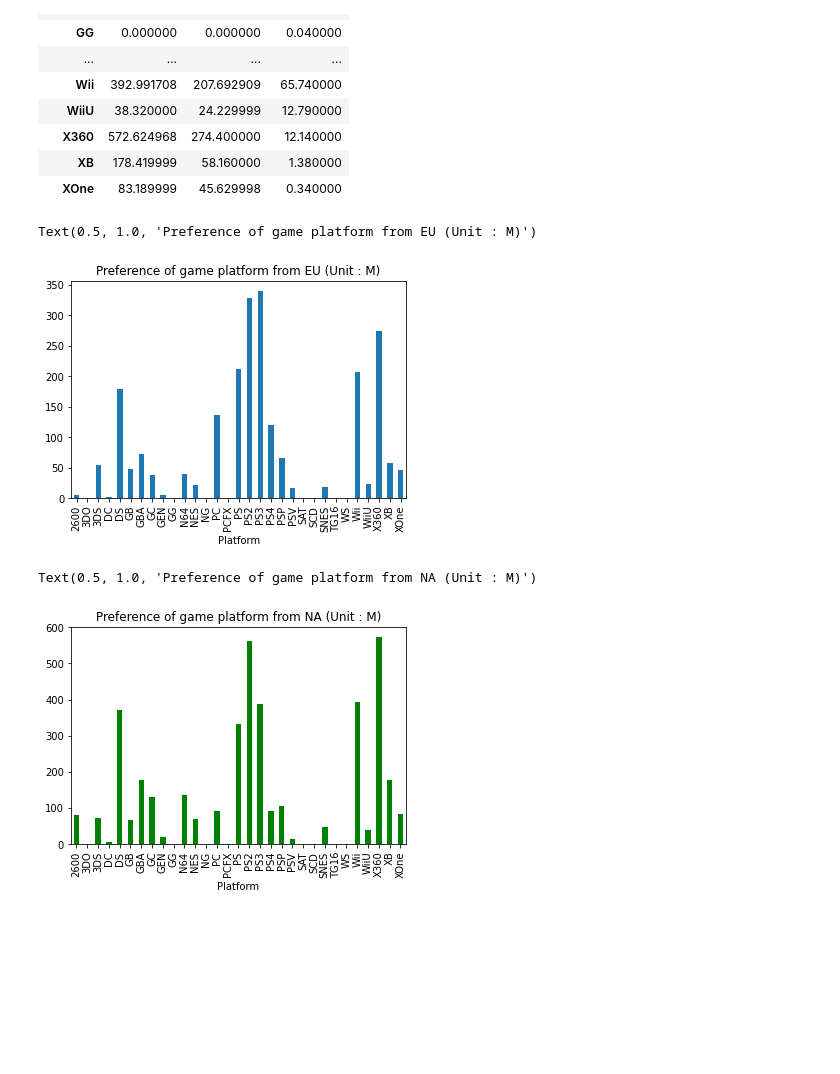
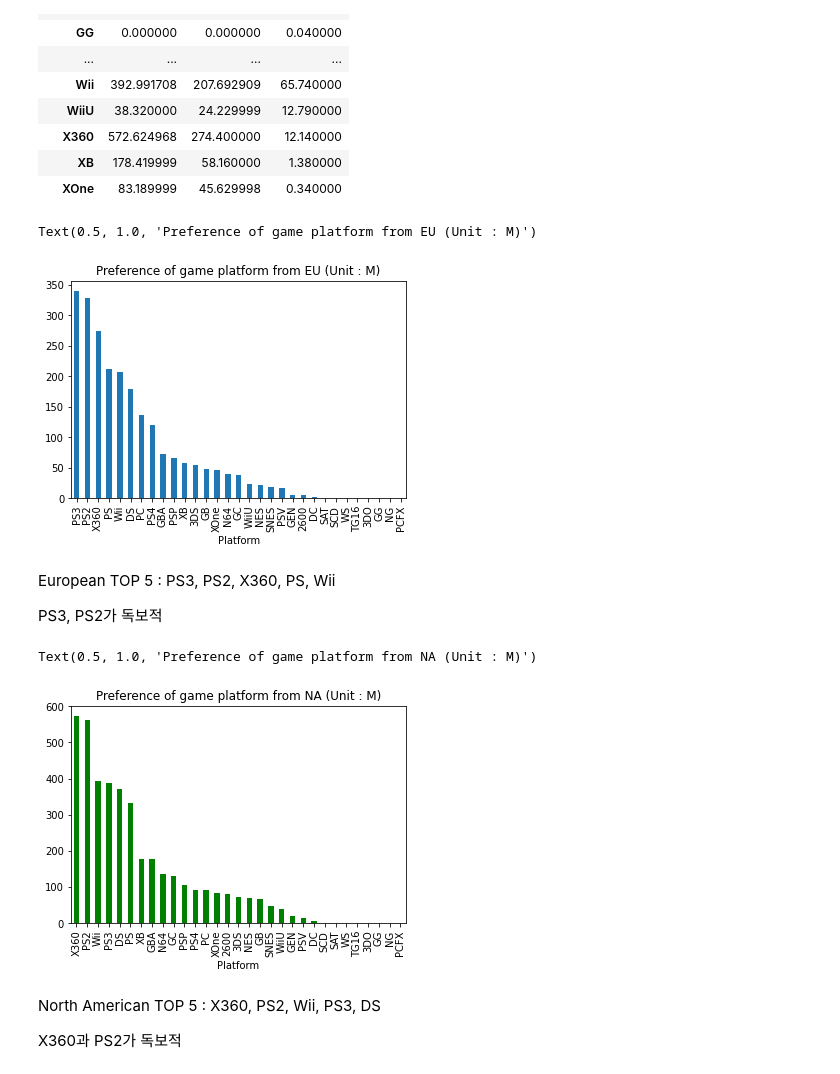
Before and after one commit to threegenie/vgames_project, a Jupyter notebook: game_data.ipynb, the cells around one changed output. Cells and saved outputs as stored; diff of their text form; code cells hidden in the pictures; blank space fills up the shorter version.

Commit message:
GRAPH

```diff
--- a/game_data.ipynb
+++ b/game_data.ipynb
@@ -269,17 +269,28 @@ pf
 | XOne | 83.189999 | 45.629998 | 0.340000 |
 # %%
 #유럽의 게임 플랫폼 선호도 - 매출액 비교
-pf['EU_Sales'].plot(kind='bar')
+pf1 = pf.sort_values(by='EU_Sales',ascending=False)
+
+pf1['EU_Sales'].plot(kind='bar')
 plt.title('Preference of game platform from EU (Unit : M)')
 # %% [output]
 Text(0.5, 1.0, 'Preference of game platform from EU (Unit : M)')
-[figure, old version]
+[figure, new version]
+# %% [markdown]
+European TOP 5 : PS3, PS2, X360, PS, Wii
+
+PS3, PS2가 독보적
 # %%
 #북미의 게임 플랫폼 선호도 - 매출액 비교
-pf['NA_Sales'].plot(kind='bar',color='green')
+pf2 = pf.sort_values(by='NA_Sales',ascending=False)
+pf2['NA_Sales'].plot(kind='bar',color='green')
 plt.title('Preference of game platform from NA (Unit : M)')
 # %% [output]
 Text(0.5, 1.0, 'Preference of game platform from NA (Unit : M)')
-[figure, old version]
+[figure, new version]
+# %% [markdown]
+North American TOP 5 : X360, PS2, Wii, PS3, DS
+
+X360과 PS2가 독보적
 # %%
 #일본의 게임 플랫폼 선호도 - 매출액 비교
```
Also changed, not shown: parts of 2 cells of this notebook.
